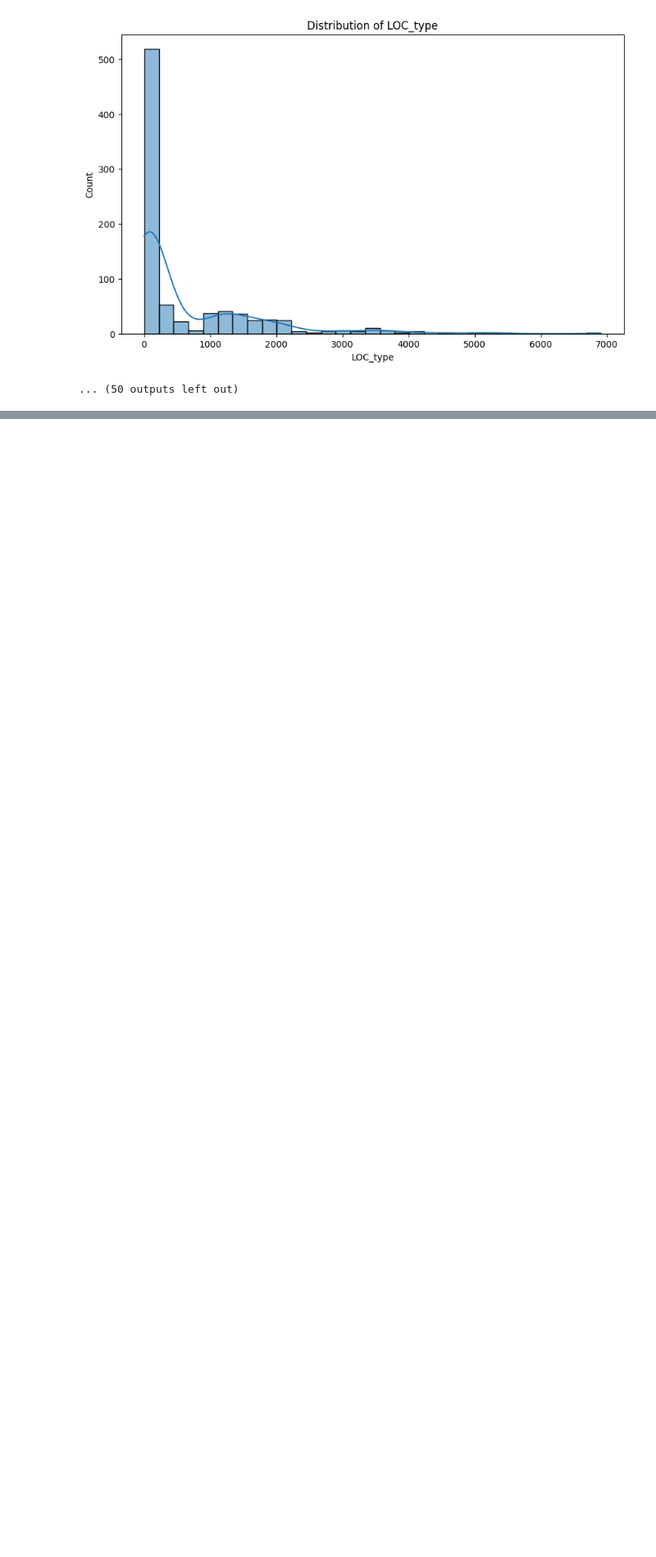
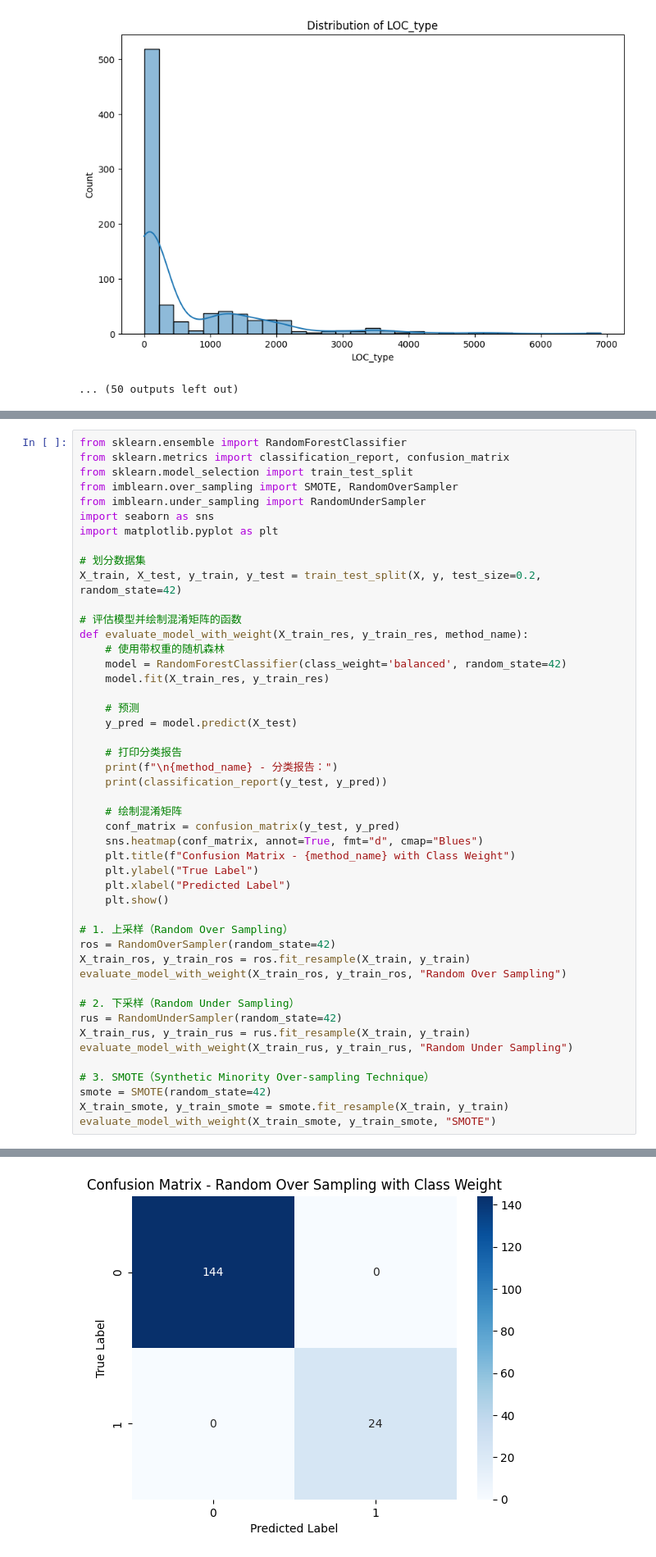
Before and after one commit to QuanShi-226/Bias-Identification-Demo, a Jupyter notebook: A1_QuanShi.ipynb, the cells around one changed output, grey strips where cells are left out. Shown at 82% size. Drawn from its saved outputs; the diff is of its cells as text; blank space fills up the shorter version.

```diff
--- a/A1_QuanShi.ipynb
+++ b/A1_QuanShi.ipynb
@@ -201,0 +641,48 @@ print("\nSkewness of numeric features:\n", skewed_features)
+# %%
+from sklearn.ensemble import RandomForestClassifier
+from sklearn.metrics import classification_report, confusion_matrix
+from sklearn.model_selection import train_test_split
+from imblearn.over_sampling import SMOTE, RandomOverSampler
+from imblearn.under_sampling import RandomUnderSampler
+import seaborn as sns
+import matplotlib.pyplot as plt
+
+# 划分数据集
+X_train, X_test, y_train, y_test = train_test_split(X, y, test_size=0.2, random_state=42)
+
+# 评估模型并绘制混淆矩阵的函数
+def evaluate_model_with_weight(X_train_res, y_train_res, method_name):
+    # 使用带权重的随机森林
+    model = RandomForestClassifier(class_weight='balanced', random_state=42)
+    model.fit(X_train_res, y_train_res)
+
+    # 预测
+    y_pred = model.predict(X_test)
+
+    # 打印分类报告
+    print(f"\n{method_name} - 分类报告：")
+    print(classification_report(y_test, y_pred))
+
+    # 绘制混淆矩阵
+    conf_matrix = confusion_matrix(y_test, y_pred)
+    sns.heatmap(conf_matrix, annot=True, fmt="d", cmap="Blues")
+    plt.title(f"Confusion Matrix - {method_name} with Class Weight")
+    plt.ylabel("True Label")
+    plt.xlabel("Predicted Label")
+    plt.show()
+
+# 1. 上采样（Random Over Sampling）
+ros = RandomOverSampler(random_state=42)
+X_train_ros, y_train_ros = ros.fit_resample(X_train, y_train)
+evaluate_model_with_weight(X_train_ros, y_train_ros, "Random Over Sampling")
+
+# 2. 下采样（Random Under Sampling）
+rus = RandomUnderSampler(random_state=42)
+X_train_rus, y_train_rus = rus.fit_resample(X_train, y_train)
+evaluate_model_with_weight(X_train_rus, y_train_rus, "Random Under Sampling")
+
+# 3. SMOTE（Synthetic Minority Over-sampling Technique）
+smote = SMOTE(random_state=42)
+X_train_smote, y_train_smote = smote.fit_resample(X_train, y_train)
+evaluate_model_with_weight(X_train_smote, y_train_smote, "SMOTE")
+# %% [output]
@@ -201,0 +698 @@ print("\nSkewness of numeric features:\n", skewed_features)
+[figure, added]
```
Also changed, not shown: parts of 29 cells of this notebook.
